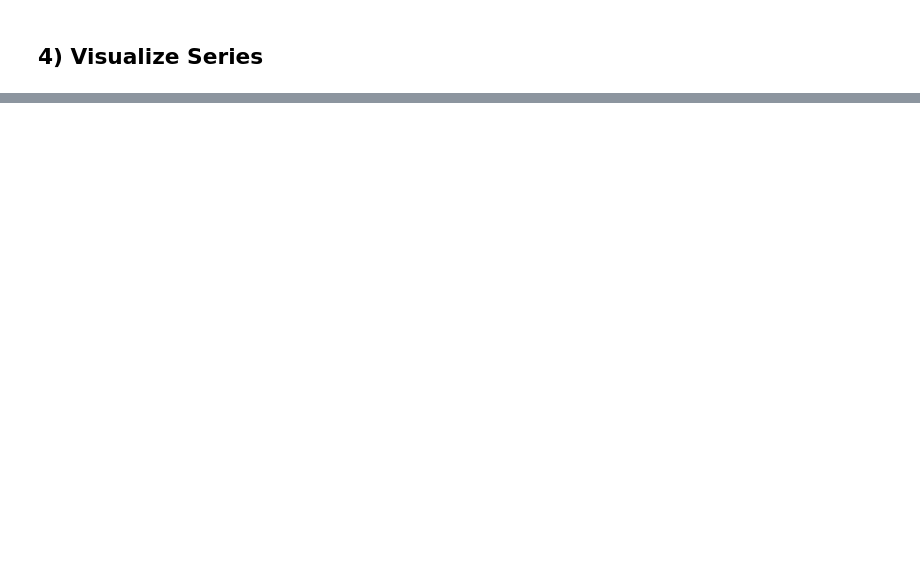
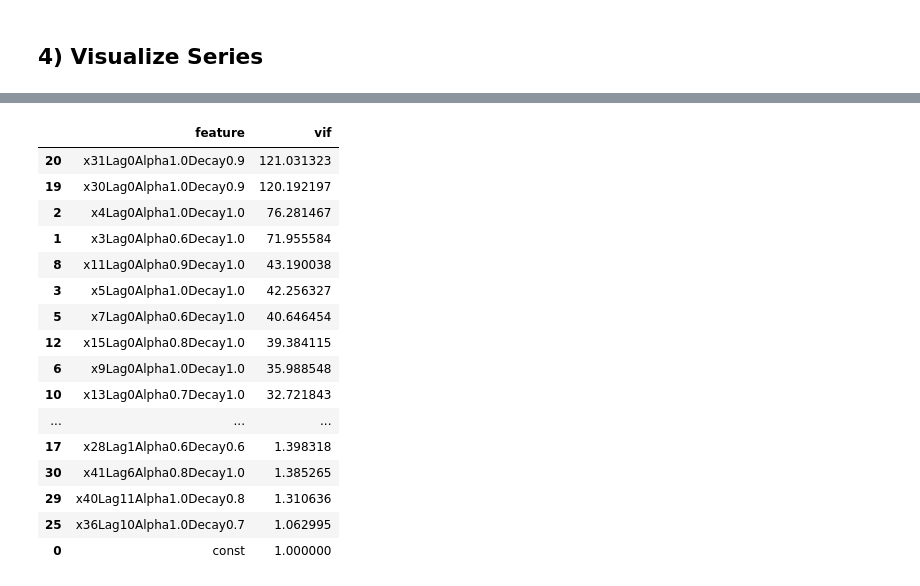
Before and after one commit to google/rba, a Jupyter notebook: Data Pre-Processing & Feature Selection.ipynb, the cells around one changed output, grey strips where cells are left out. Drawn from its saved outputs; the diff is of its cells as text; code cells hidden in the pictures; blank space fills up the shorter version.

```diff
--- a/Data Pre-Processing & Feature Selection.ipynb
+++ b/Data Pre-Processing & Feature Selection.ipynb
@@ -617,0 +553,40 @@ opt_datared_df
+# %%
+'''
+Run VIF analysis and flag values greater than 7
+Industry best practice flags values above 10 as a violation of regression model
+assumptions
+'''
+
+vif = add_constant(selected_featureset_df)
+
+# loop to calculate the VIF for each X
+vif = pd.Series([variance_inflation_factor(vif.values, i)
+      for i in range(vif.shape[1])],
+      index=vif.columns)
+# %%
+# processing to output VIF results as a dataframe
+vif_df=vif.to_frame().reset_index()
+
+vif_df.columns = ['feature', 'vif']
+vif_df=vif_df.replace([np.inf], np.nan) # replace inf calculations as missing and zero fill
+vif_df=vif_df.fillna(0).sort_values(by="vif", ascending=False)
+# %%
+vif_df
+# %% [output]
+|  | feature | vif |
+| 20 | x31Lag0Alpha1.0Decay0.9 | 121.031323 |
+| 19 | x30Lag0Alpha1.0Decay0.9 | 120.192197 |
+| 2 | x4Lag0Alpha1.0Decay1.0 | 76.281467 |
+| 1 | x3Lag0Alpha0.6Decay1.0 | 71.955584 |
+| 8 | x11Lag0Alpha0.9Decay1.0 | 43.190038 |
+| 3 | x5Lag0Alpha1.0Decay1.0 | 42.256327 |
+| 5 | x7Lag0Alpha0.6Decay1.0 | 40.646454 |
+| 12 | x15Lag0Alpha0.8Decay1.0 | 39.384115 |
+| 6 | x9Lag0Alpha1.0Decay1.0 | 35.988548 |
+| 10 | x13Lag0Alpha0.7Decay1.0 | 32.721843 |
+| ... | ... | ... |
+| 17 | x28Lag1Alpha0.6Decay0.6 | 1.398318 |
+| 30 | x41Lag6Alpha0.8Decay1.0 | 1.385265 |
+| 29 | x40Lag11Alpha1.0Decay0.8 | 1.310636 |
+| 25 | x36Lag10Alpha1.0Decay0.7 | 1.062995 |
+| 0 | const | 1.000000 |
```
Also changed, not shown: parts of 81 cells of this notebook.
